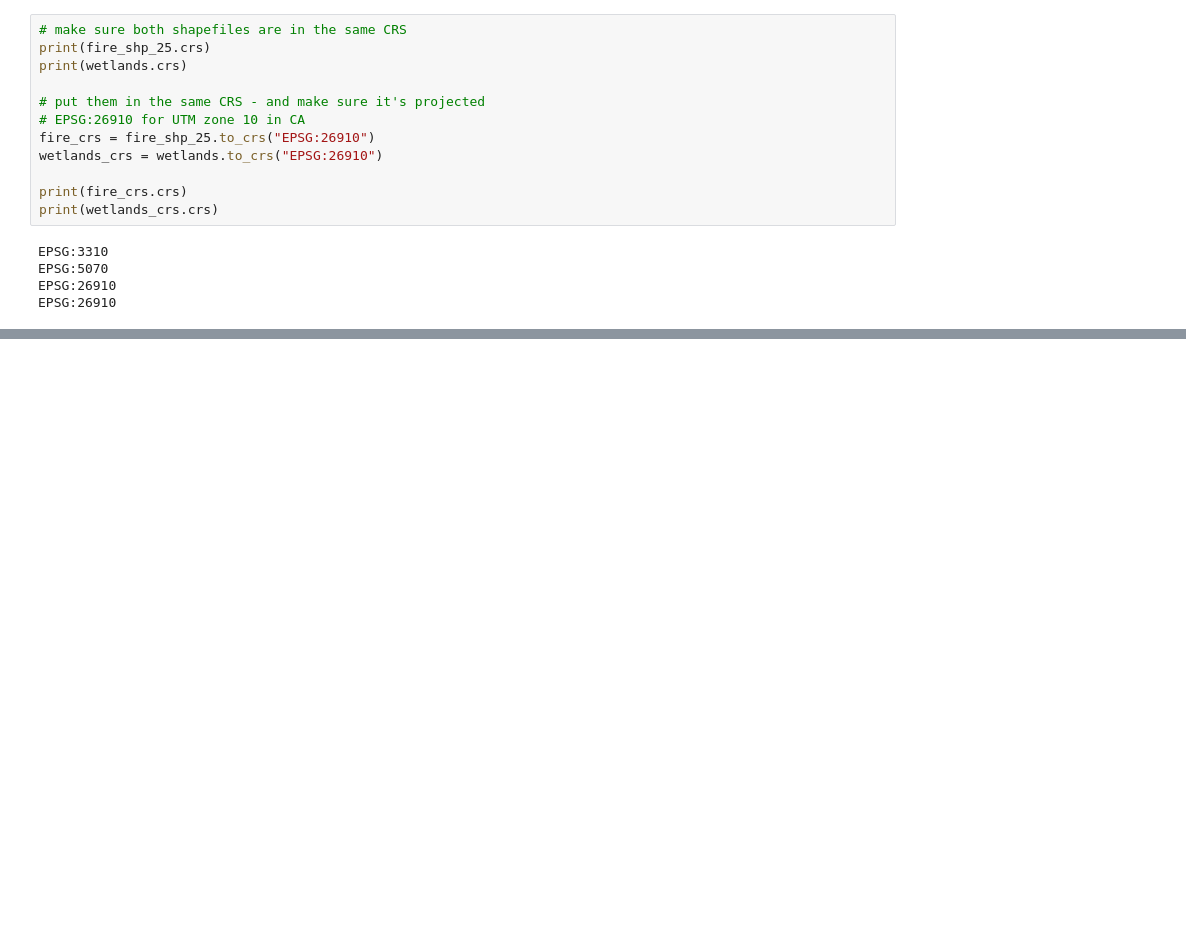
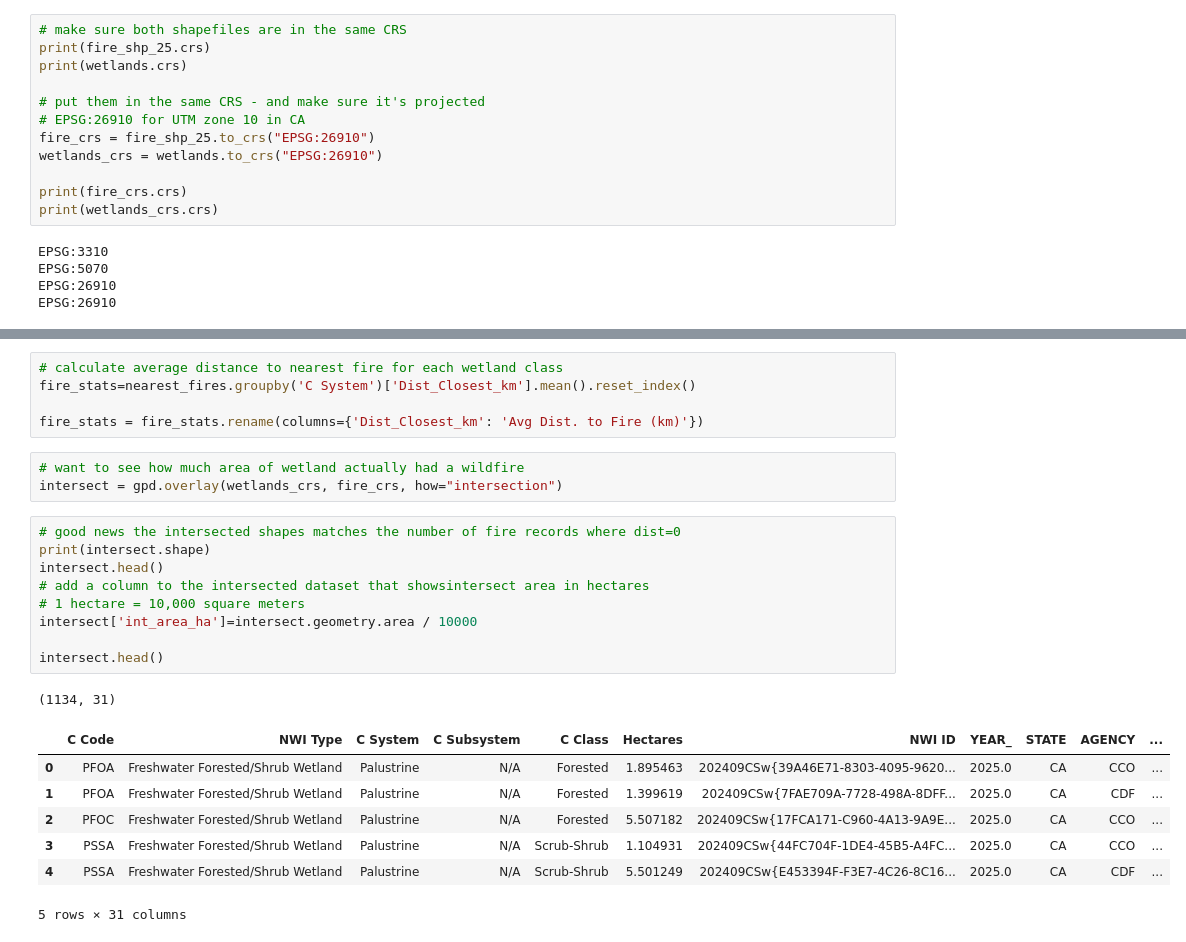
Before and after one commit to Sophiacyt/Wildfire-Wetland_BunkerAndersonTseng, a Jupyter notebook: scripts/A3/Mapping+Connecting-Kat.ipynb, the cells around one changed output, grey strips where cells are left out. Saved outputs shown, nothing was run; the diff lists cells and outputs as text; blank space fills up the shorter version.

```diff
--- a/scripts/A3/Mapping+Connecting-Kat.ipynb
+++ b/scripts/A3/Mapping+Connecting-Kat.ipynb
@@ -101,0 +137,26 @@ nearest_fires = nearest_fires = gpd.sjoin_nearest(
+# %%
+# calculate average distance to nearest fire for each wetland class
+fire_stats=nearest_fires.groupby('C System')['Dist_Closest_km'].mean().reset_index()
+
+fire_stats = fire_stats.rename(columns={'Dist_Closest_km': 'Avg Dist. to Fire (km)'})
+# %%
+# want to see how much area of wetland actually had a wildfire
+intersect = gpd.overlay(wetlands_crs, fire_crs, how="intersection")
+# %%
+# good news the intersected shapes matches the number of fire records where dist=0
+print(intersect.shape)
+intersect.head()
+# add a column to the intersected dataset that showsintersect area in hectares
+# 1 hectare = 10,000 square meters
+intersect['int_area_ha']=intersect.geometry.area / 10000
+
+intersect.head()
+# %% [output]
+(1134, 31)
+|  | C Code | NWI Type | C System | C Subsystem | C Class | Hectares | NWI ID | YEAR_ | STATE | AGENCY | ... |
+| 0 | PFOA | Freshwater Forested/Shrub Wetland | Palustrine | N/A | Forested | 1.895463 | 202409CSw{39A46E71-8303-4095-9620... | 2025.0 | CA | CCO | ... |
+| 1 | PFOA | Freshwater Forested/Shrub Wetland | Palustrine | N/A | Forested | 1.399619 | 202409CSw{7FAE709A-7728-498A-8DFF... | 2025.0 | CA | CDF | ... |
+| 2 | PFOC | Freshwater Forested/Shrub Wetland | Palustrine | N/A | Forested | 5.507182 | 202409CSw{17FCA171-C960-4A13-9A9E... | 2025.0 | CA | CCO | ... |
+| 3 | PSSA | Freshwater Forested/Shrub Wetland | Palustrine | N/A | Scrub-Shrub | 1.104931 | 202409CSw{44FC704F-1DE4-45B5-A4FC... | 2025.0 | CA | CCO | ... |
+| 4 | PSSA | Freshwater Forested/Shrub Wetland | Palustrine | N/A | Scrub-Shrub | 5.501249 | 202409CSw{E453394F-F3E7-4C26-8C16... | 2025.0 | CA | CDF | ... |
+5 rows × 31 columns
```
Also changed, not shown: parts of 5 cells of this notebook, 1 other file.
